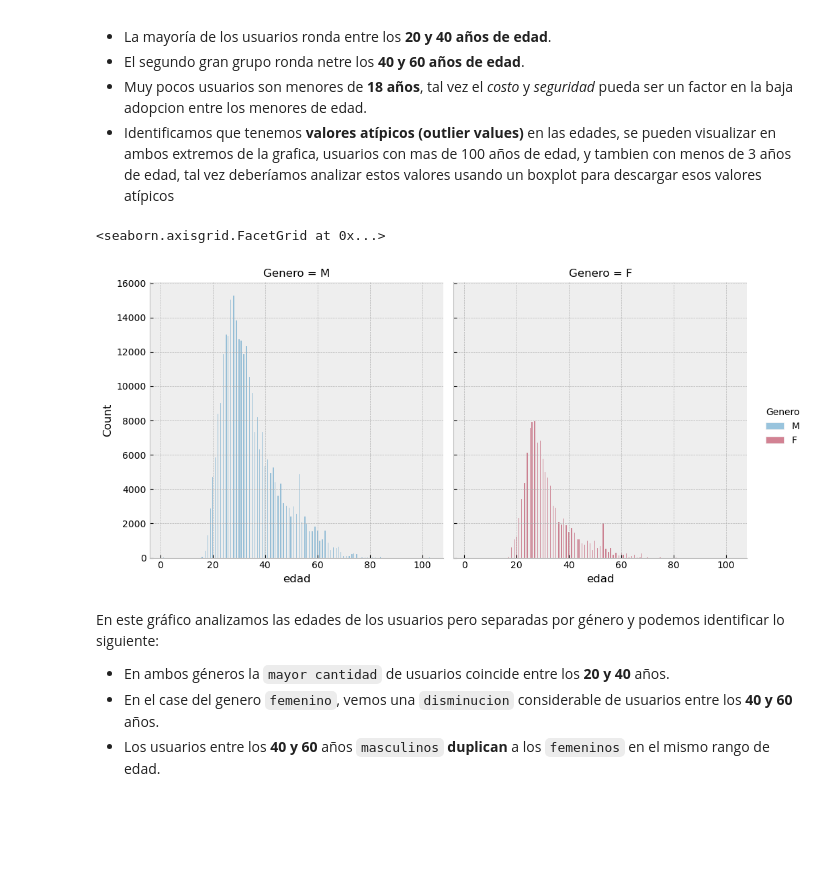
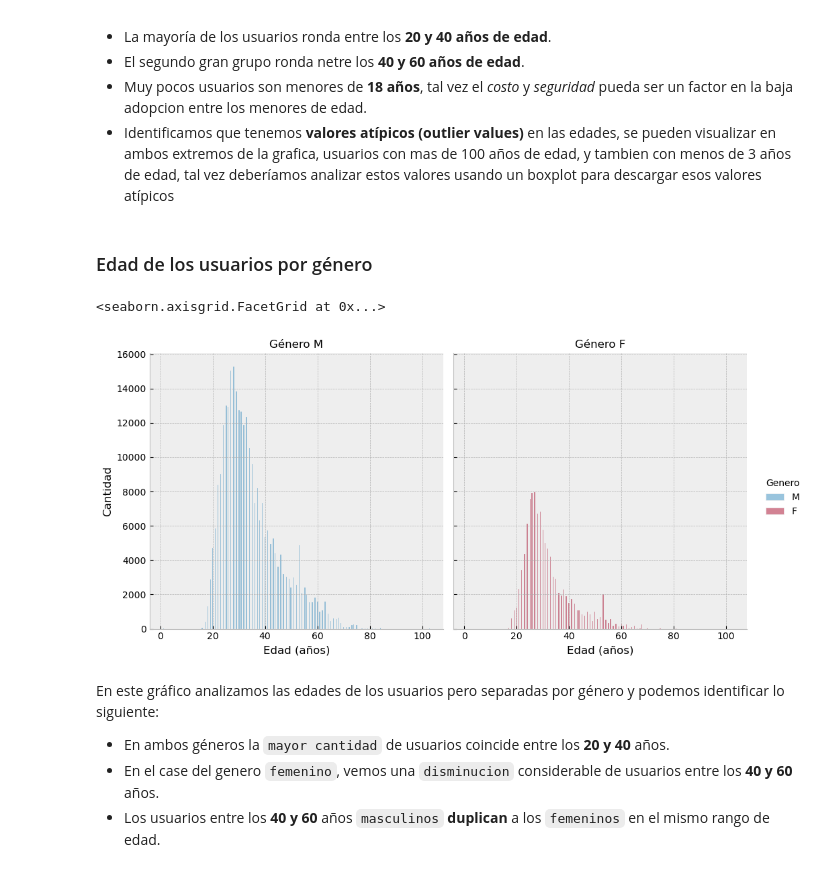
Before and after one commit to Oscarz90/data-science, a Jupyter notebook: coderhouse/challenge_two/notebooks/Visualizacion_Martinez_Sanchez.ipynb, the cells around one changed output. Cells and saved outputs as stored; diff of their text form; code cells hidden in the pictures; blank space fills up the shorter version.

```diff
--- a/coderhouse/challenge_two/notebooks/Visualizacion_Martinez_Sanchez.ipynb
+++ b/coderhouse/challenge_two/notebooks/Visualizacion_Martinez_Sanchez.ipynb
@@ -77,12 +81,16 @@ Se realizó un conteo de usuarios por edad y se generó el gráfico de dicho con
 * El segundo gran grupo ronda netre los **40 y 60 años de edad**.
 * Muy pocos usuarios son menores de **18 años**, tal vez el _costo_ y _seguridad_ pueda ser un factor en la baja adopcion entre los menores de edad.
 * Identificamos que tenemos **valores atípicos (outlier values)** en las edades, se pueden visualizar en ambos extremos de la grafica, usuarios con mas de 100 años de edad, y tambien con menos de 3 años de edad, tal vez deberíamos analizar estos valores usando un boxplot para descargar esos valores atípicos
+# %% [markdown]
+### Edad de los usuarios por género
 # %%
 # barplot to compare user's ages between genders
-sns.displot(data=df_mibici, x="edad", hue="Genero", col="Genero")
+g = sns.displot(data=df_mibici, x="edad", hue="Genero", col="Genero")
+g.set_axis_labels("Edad (años)", "Cantidad")
+g.set_titles("Género {col_name}")
 # %% [output]
 <seaborn.axisgrid.FacetGrid at 0x...>
-[figure, old version]
+[figure, new version]
 # %% [markdown]
 En este gráfico analizamos las edades de los usuarios pero separadas por género y podemos identificar lo siguiente:
 * En ambos géneros la `mayor cantidad` de usuarios coincide entre los **20 y 40** años.
```
Also changed, not shown: parts of 9 cells of this notebook.
